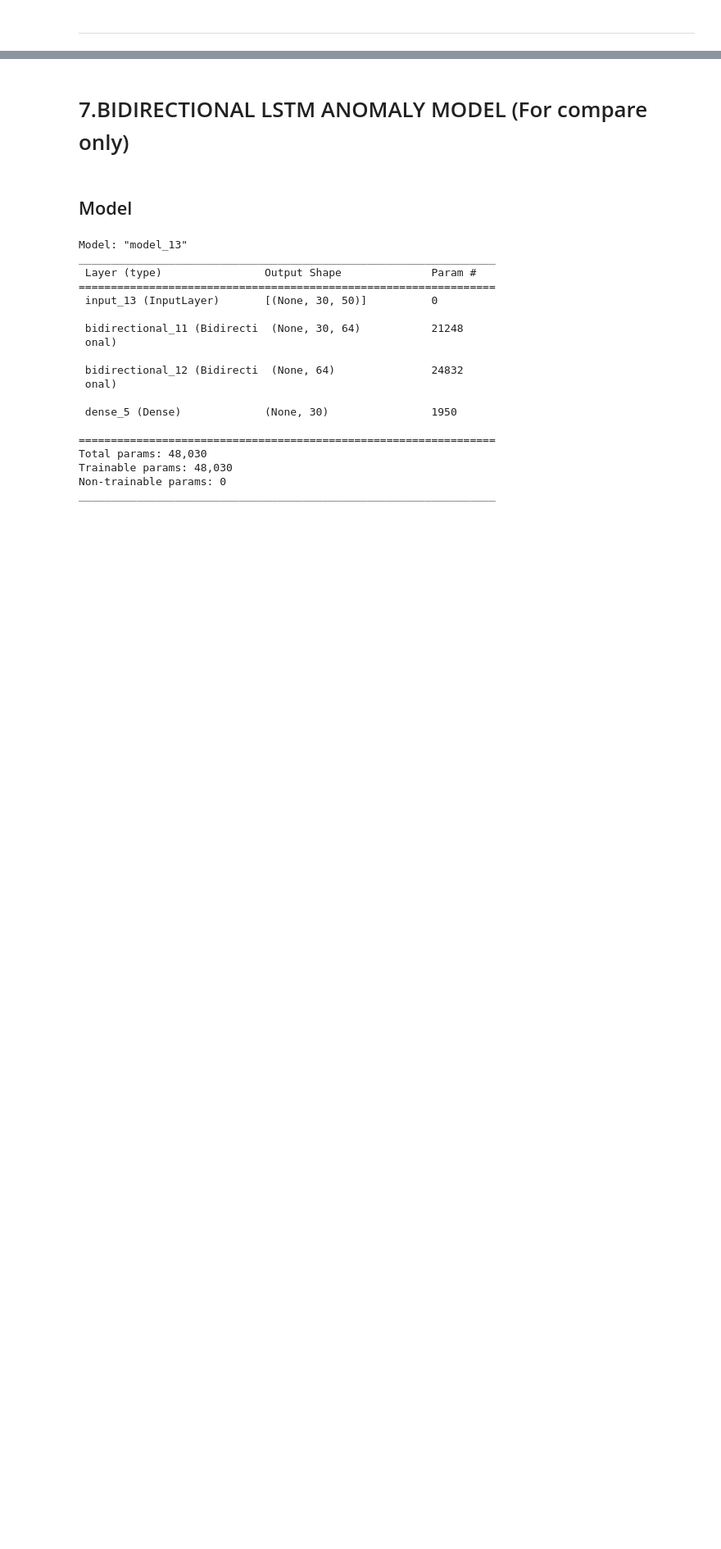
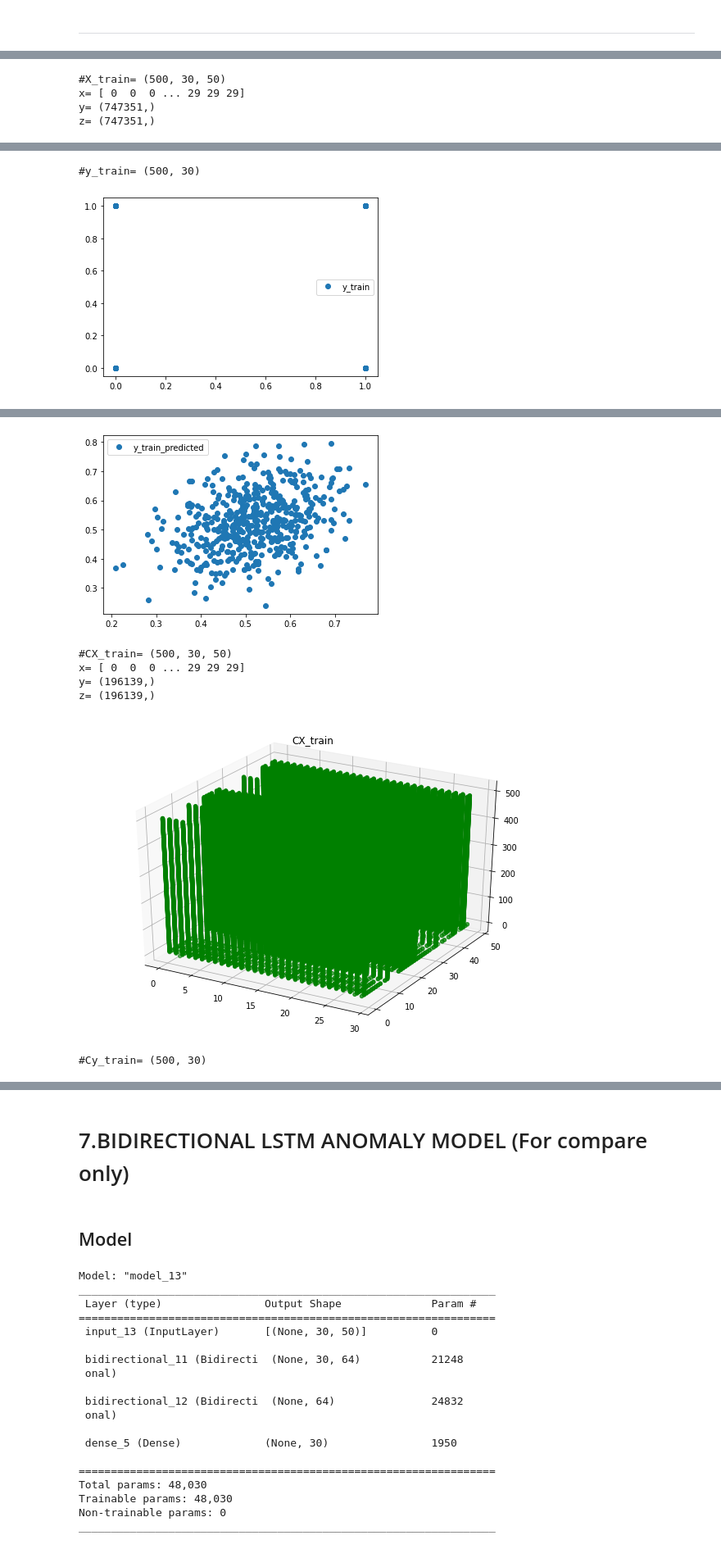
Before and after one commit to lifesboy/selks-lstm-data, a Jupyter notebook: SELKS_LSTM_Anomaly_model.ipynb, the cells around one changed output, grey strips where cells are left out. Shown at 82% size. Drawn from its saved outputs; the diff is of its cells as text; code cells hidden in the pictures; blank space fills up the shorter version.

```diff
--- a/SELKS_LSTM_Anomaly_model.ipynb
+++ b/SELKS_LSTM_Anomaly_model.ipynb
@@ -1259,0 +1301,20 @@ ________________________________________________________________________________
+# %%
+show_scattered_3d(X_train, 'X_train')
+show_scattered(y_train, "y_train")
+result = model6.predict(X_train)
+show_scattered(result, "y_train_predicted")
+
+show_scattered_3d(CX_train, 'CX_train')
+show_scattered(Cy_train, "Cy_train")
+result = model6.predict(CX_train)
+show_scattered(result, "Cy_train_predicted")
+
+show_scattered_3d(CX_test, 'CX_test')
+show_scattered(Cy_test, "Cy_test")
+result = model6.predict(CX_test)
+show_scattered(result, "Cy_test_predicted")
+# %% [output]
+#X_train= (500, 30, 50)
+x= [ 0  0  0 ... 29 29 29]
+y= (747351,)
+z= (747351,)
@@ -1259,0 +1322,2 @@ ________________________________________________________________________________
+#y_train= (500, 30)
+[figure, added]
@@ -1259,0 +1326,7 @@ ________________________________________________________________________________
+[figure, added]
+#CX_train= (500, 30, 50)
+x= [ 0  0  0 ... 29 29 29]
+y= (196139,)
+z= (196139,)
+[figure, added]
+#Cy_train= (500, 30)
```
Also changed, not shown: parts of 47 cells of this notebook.
